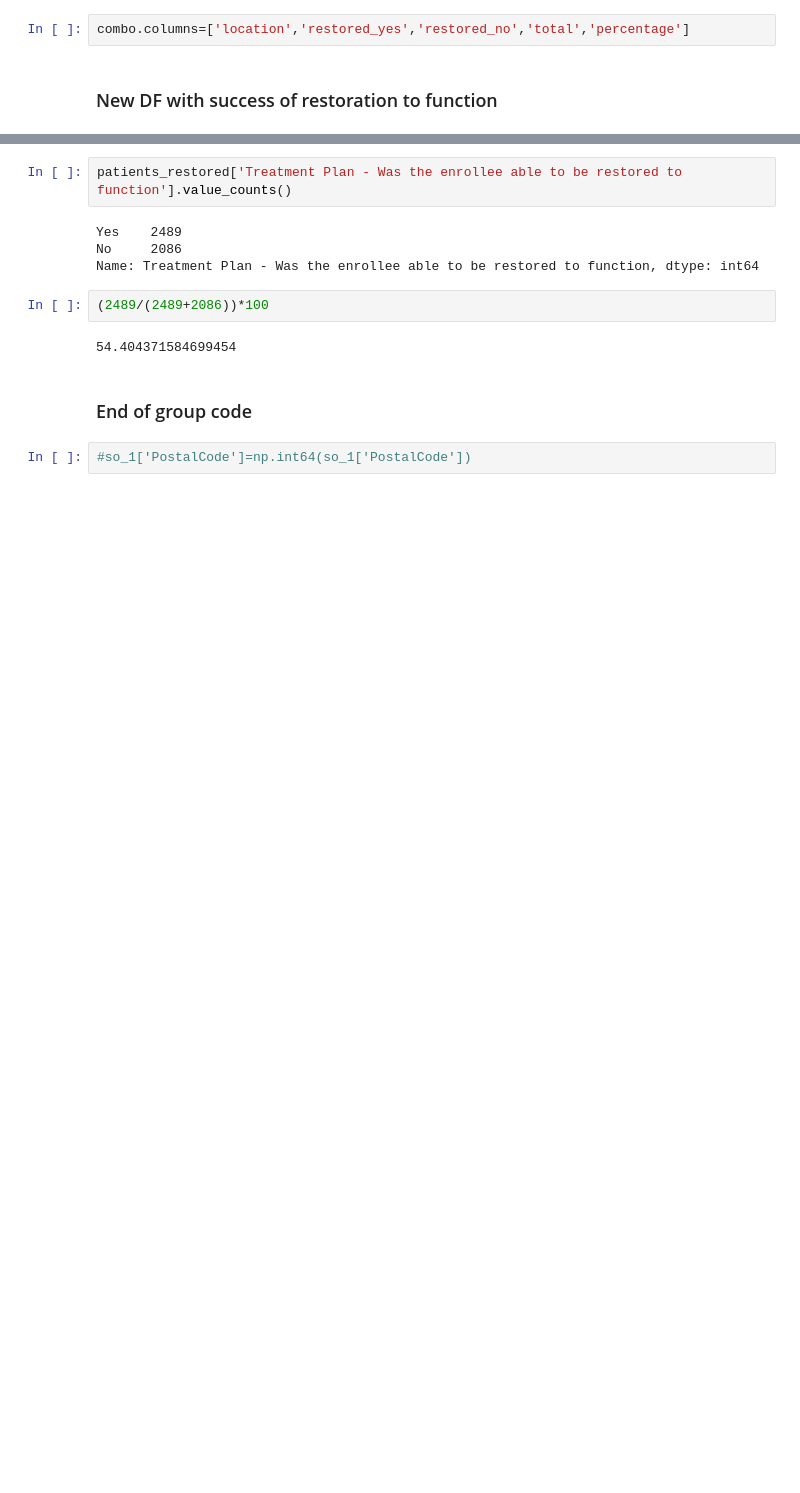
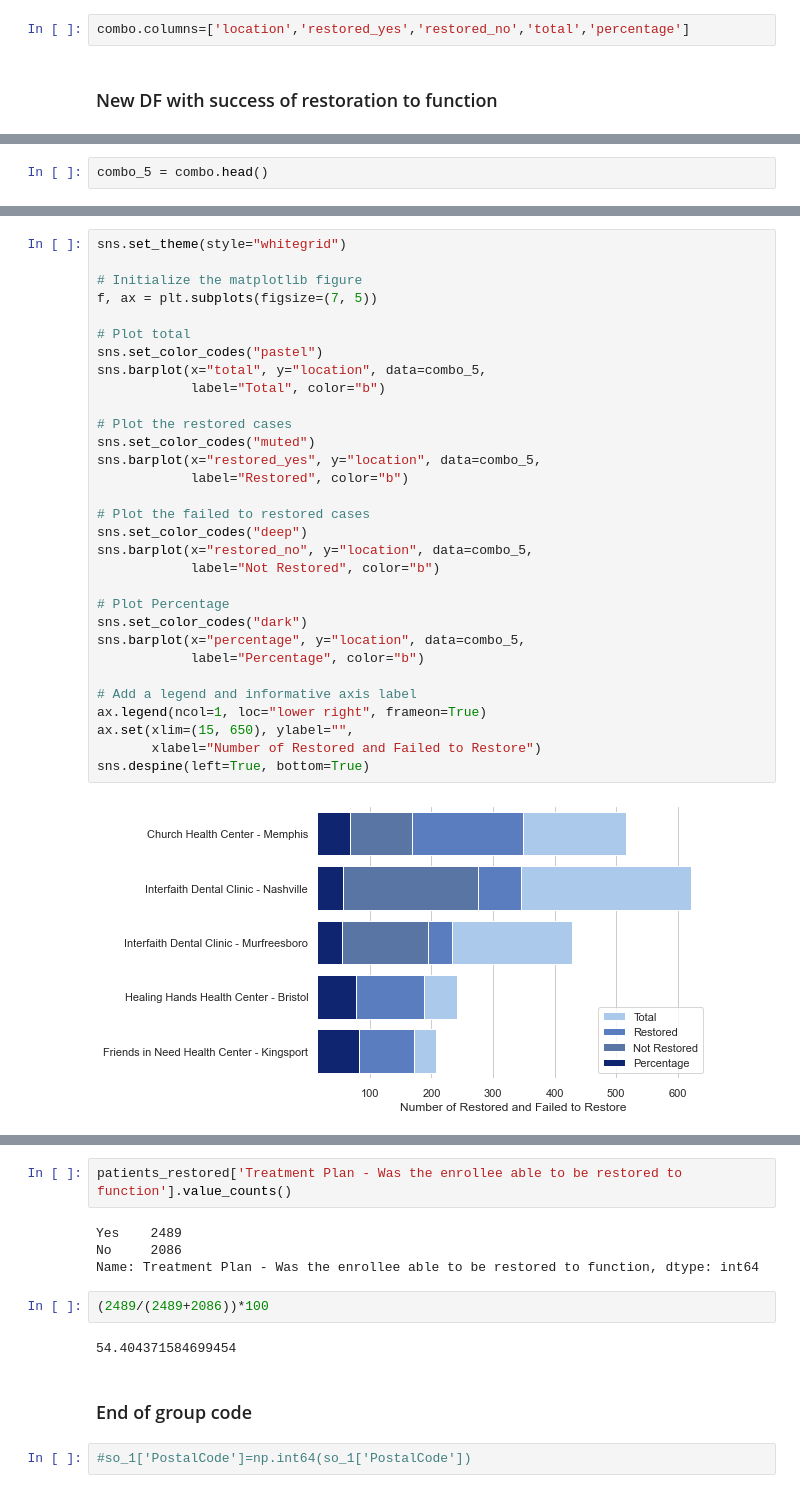
Before and after one commit to bsfcs/smile-on-aquaman, a Jupyter notebook: notebooks/eda-of-smile-on-data.ipynb, the cells around one changed output, grey strips where cells are left out. Drawn from its saved outputs; the diff is of its cells as text; blank space fills up the shorter version.

Commit message:
charts

```diff
--- a/notebooks/eda-of-smile-on-data.ipynb
+++ b/notebooks/eda-of-smile-on-data.ipynb
@@ -173,0 +166,2 @@ combo
+# %%
+combo_5 = combo.head()
@@ -173,0 +177,33 @@ combo
+# %%
+sns.set_theme(style="whitegrid")
+
+# Initialize the matplotlib figure
+f, ax = plt.subplots(figsize=(7, 5))
+
+# Plot total
+sns.set_color_codes("pastel")
+sns.barplot(x="total", y="location", data=combo_5,
+            label="Total", color="b")
+
+# Plot the restored cases
+sns.set_color_codes("muted")
+sns.barplot(x="restored_yes", y="location", data=combo_5,
+            label="Restored", color="b")
+
+# Plot the failed to restored cases
+sns.set_color_codes("deep")
+sns.barplot(x="restored_no", y="location", data=combo_5,
+            label="Not Restored", color="b")
+
+# Plot Percentage
+sns.set_color_codes("dark")
+sns.barplot(x="percentage", y="location", data=combo_5,
+            label="Percentage", color="b")
+
+# Add a legend and informative axis label
+ax.legend(ncol=1, loc="lower right", frameon=True)
+ax.set(xlim=(15, 650), ylabel="",
+       xlabel="Number of Restored and Failed to Restore")
+sns.despine(left=True, bottom=True)
+# %% [output]
+[figure, added]
```
Also changed, not shown: parts of 8 cells of this notebook.
